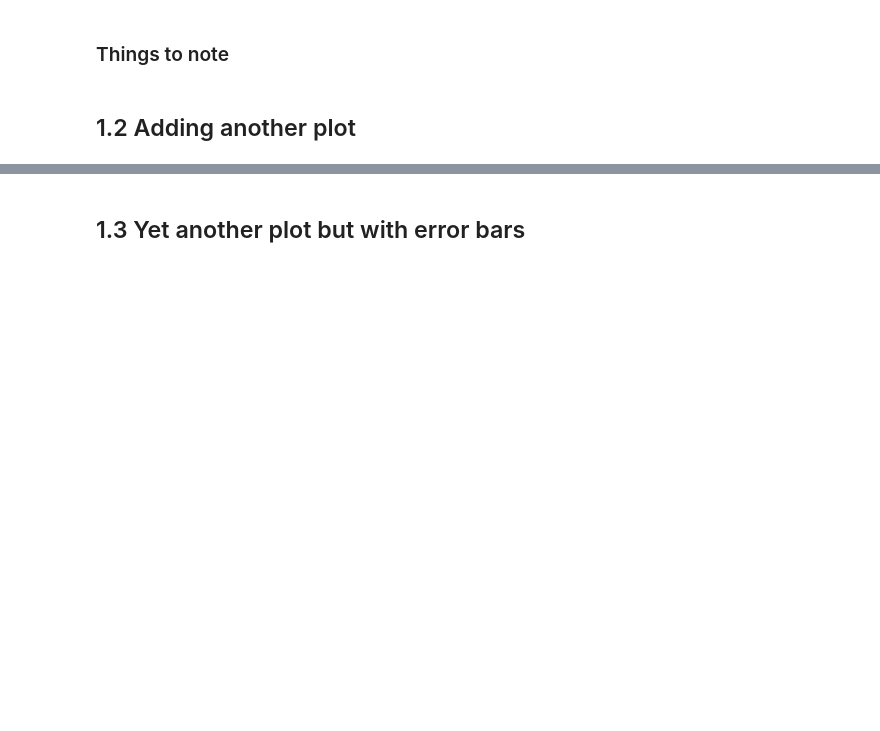
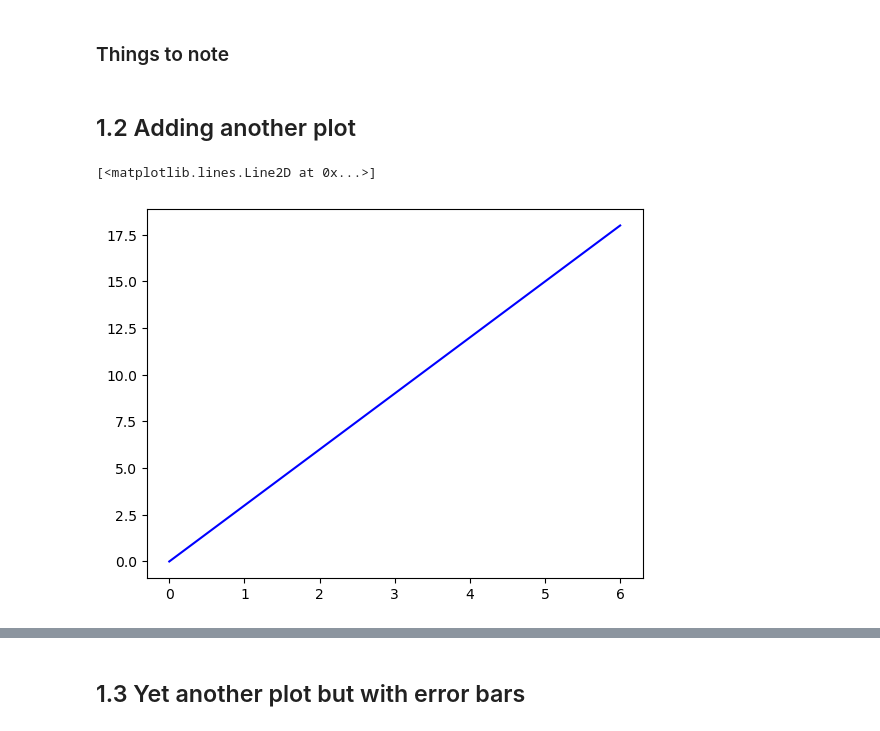
Before and after one commit to SPS-SP2273/learning-portfolio-2024-aug-codinggithub2024, a Jupyter notebook: 7.1_plotting/plotting_(need.ipynb, the cells around one changed output, grey strips where cells are left out. Cells and saved outputs as stored; diff of their text form; code cells hidden in the pictures; blank space fills up the shorter version.

```diff
--- a/7.1_plotting/plotting_(need.ipynb
+++ b/7.1_plotting/plotting_(need.ipynb
@@ -13,3 +121,10 @@
 # Your code here
 # %% [markdown]
 ## 1.2 Adding another plot
+# %%
+plt.plot(x, y_2,
+         label='Y2 values', color='blue')
+## To plot more than one graph together, then we need to keep the code to the same kernel
+# %% [output]
+[<matplotlib.lines.Line2D at 0x...>]
+[figure, added]
```
Also changed, not shown: parts of 7 cells of this notebook.
